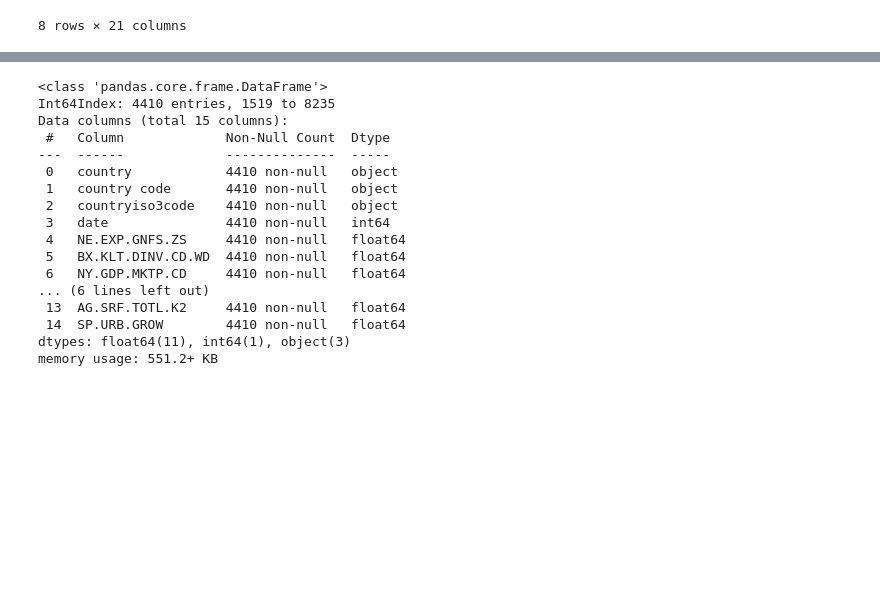
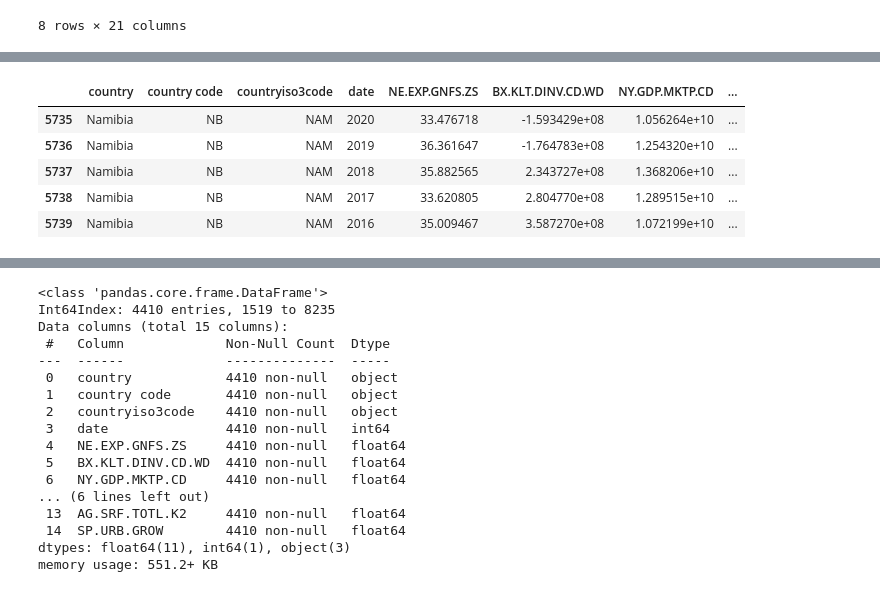
Before and after one commit to DarshanKumarHegde/Global_Economy_EDA, a Jupyter notebook: DataCleaningETL_notebook.ipynb, the cells around one changed output, grey strips where cells are left out. Saved outputs shown, nothing was run; the diff lists cells and outputs as text; code cells hidden in the pictures; blank space fills up the shorter version.

```diff
--- a/DataCleaningETL_notebook.ipynb
+++ b/DataCleaningETL_notebook.ipynb
@@ -40,3 +125,12 @@ data_df.describe()
+# %%
+data_df[data_df['country'] == 'Namibia'].head(5)
+# %% [output]
+|  | country | country code | countryiso3code | date | NE.EXP.GNFS.ZS | BX.KLT.DINV.CD.WD | NY.GDP.MKTP.CD | ... |
+| 5735 | Namibia | NB | NAM | 2020 | 33.476718 | -1.593429e+08 | 1.056264e+10 | ... |
+| 5736 | Namibia | NB | NAM | 2019 | 36.361647 | -1.764783e+08 | 1.254320e+10 | ... |
+| 5737 | Namibia | NB | NAM | 2018 | 35.882565 | 2.343727e+08 | 1.368206e+10 | ... |
+| 5738 | Namibia | NB | NAM | 2017 | 33.620805 | 2.804770e+08 | 1.289515e+10 | ... |
+| 5739 | Namibia | NB | NAM | 2016 | 35.009467 | 3.587270e+08 | 1.072199e+10 | ... |
 # %%
 data_df.isna().sum()
 # %% [output]
```
Also changed, not shown: parts of 45 cells of this notebook.
